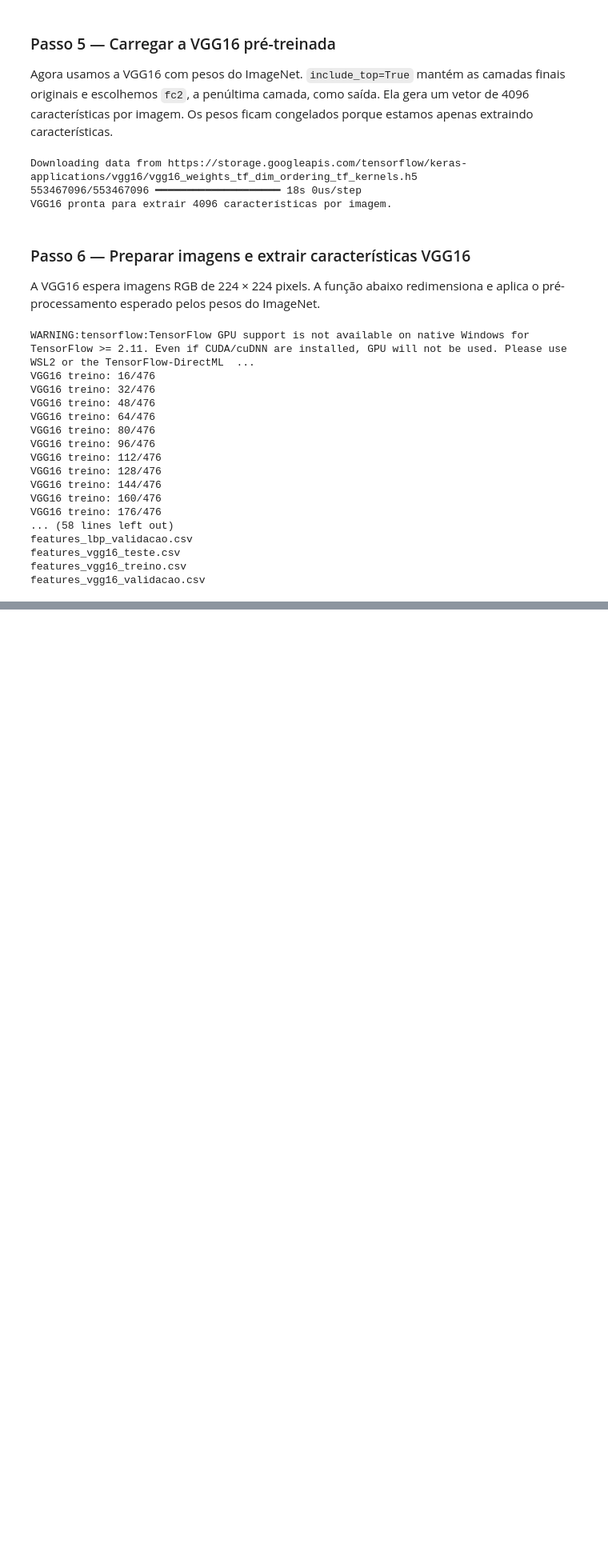
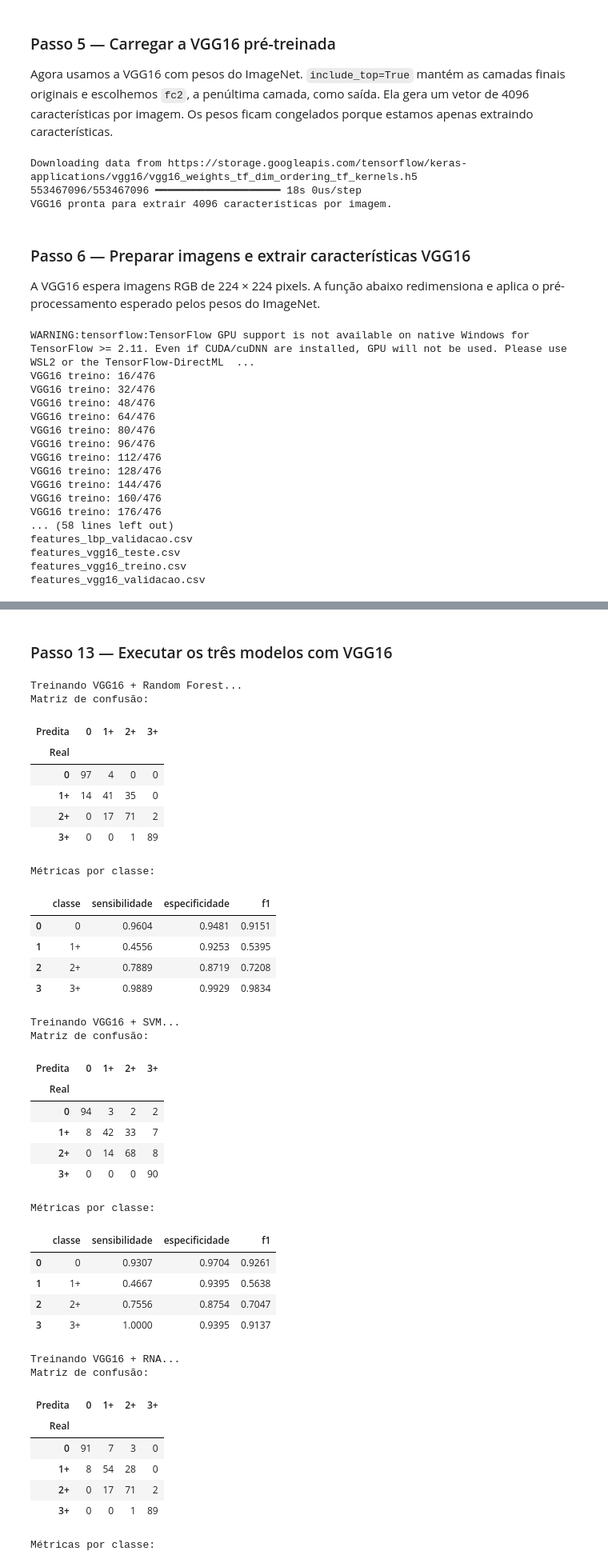
Before and after one commit to gustavo-gm-dev/iaa002-trabalho-python, a Jupyter notebook: TRABALHO_DE_IAA011/Trabalho Imagens - IAA/Trabalho-IAA011 EX01.ipynb, the cells around one changed output, grey strips where cells are left out. Shown at 80% size. Drawn from its saved outputs; the diff is of its cells as text; code cells hidden in the pictures; blank space fills up the shorter version.

```diff
--- a/TRABALHO_DE_IAA011/Trabalho Imagens - IAA/Trabalho-IAA011 EX01.ipynb
+++ b/TRABALHO_DE_IAA011/Trabalho Imagens - IAA/Trabalho-IAA011 EX01.ipynb
@@ -278,0 +487,45 @@ features_vgg16_validacao.csv
+# %% [markdown]
+### Passo 13 — Executar os três modelos com VGG16
+# %%
+resultados_vgg16 = treinar_e_avaliar(
+    "VGG16", X_vgg16_treino, y_vgg16_treino, X_vgg16_teste, y_vgg16_teste
+)
+display(resultados_vgg16.round(4))
+# %% [output]
+Treinando VGG16 + Random Forest...
+Matriz de confusão:
+| Predita | 0 | 1+ | 2+ | 3+ |
+| Real |  |  |  |  |
+| 0 | 97 | 4 | 0 | 0 |
+| 1+ | 14 | 41 | 35 | 0 |
+| 2+ | 0 | 17 | 71 | 2 |
+| 3+ | 0 | 0 | 1 | 89 |
+Métricas por classe:
+|  | classe | sensibilidade | especificidade | f1 |
+| 0 | 0 | 0.9604 | 0.9481 | 0.9151 |
+| 1 | 1+ | 0.4556 | 0.9253 | 0.5395 |
+| 2 | 2+ | 0.7889 | 0.8719 | 0.7208 |
+| 3 | 3+ | 0.9889 | 0.9929 | 0.9834 |
+Treinando VGG16 + SVM...
+Matriz de confusão:
+| Predita | 0 | 1+ | 2+ | 3+ |
+| Real |  |  |  |  |
+| 0 | 94 | 3 | 2 | 2 |
+| 1+ | 8 | 42 | 33 | 7 |
+| 2+ | 0 | 14 | 68 | 8 |
+| 3+ | 0 | 0 | 0 | 90 |
+Métricas por classe:
+|  | classe | sensibilidade | especificidade | f1 |
+| 0 | 0 | 0.9307 | 0.9704 | 0.9261 |
+| 1 | 1+ | 0.4667 | 0.9395 | 0.5638 |
+| 2 | 2+ | 0.7556 | 0.8754 | 0.7047 |
+| 3 | 3+ | 1.0000 | 0.9395 | 0.9137 |
+Treinando VGG16 + RNA...
+Matriz de confusão:
+| Predita | 0 | 1+ | 2+ | 3+ |
+| Real |  |  |  |  |
+| 0 | 91 | 7 | 3 | 0 |
+| 1+ | 8 | 54 | 28 | 0 |
+| 2+ | 0 | 17 | 71 | 2 |
+| 3+ | 0 | 0 | 1 | 89 |
+Métricas por classe:
```
Also changed, not shown: parts of 15 cells of this notebook, 1 other file.
